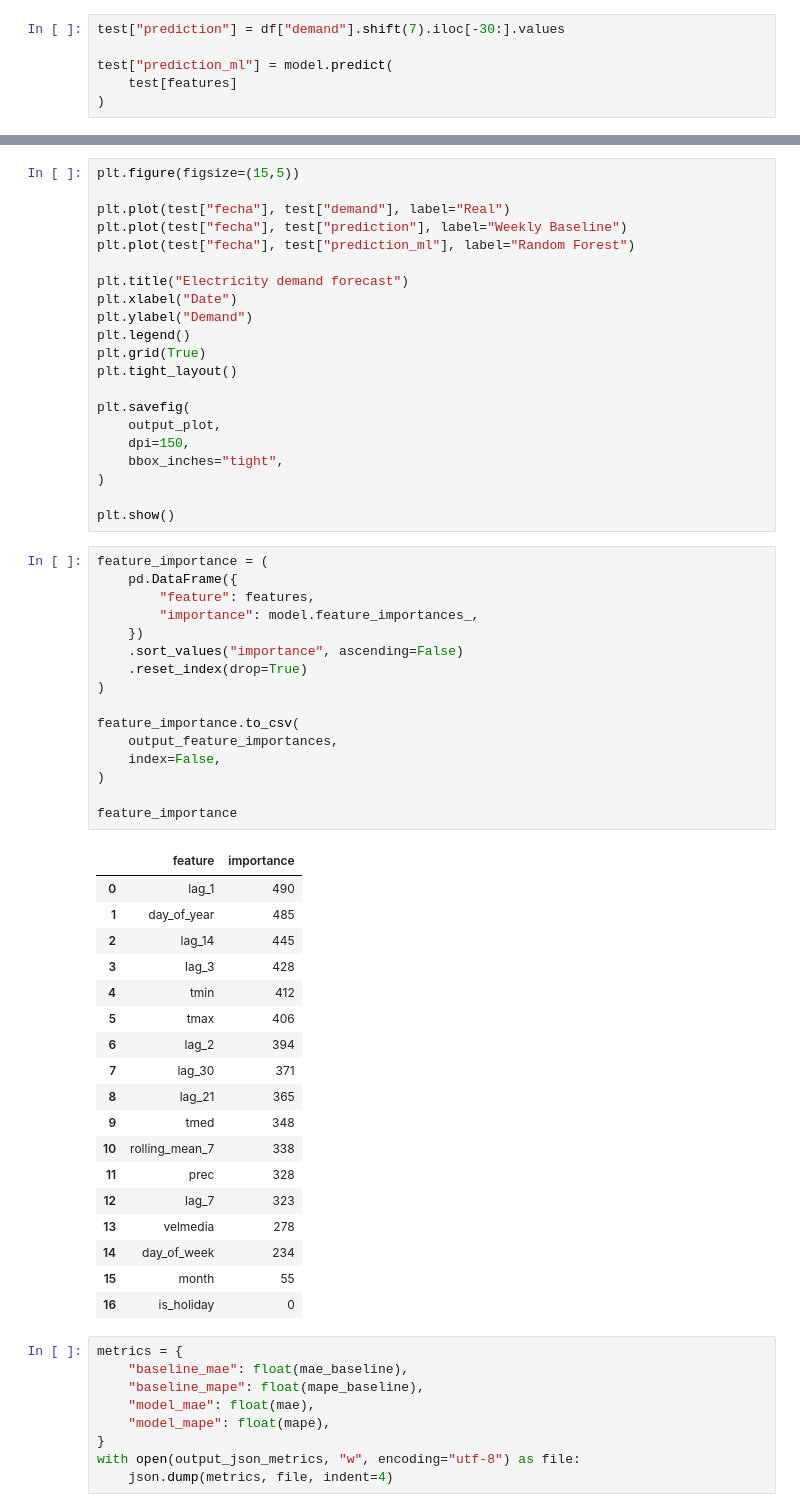
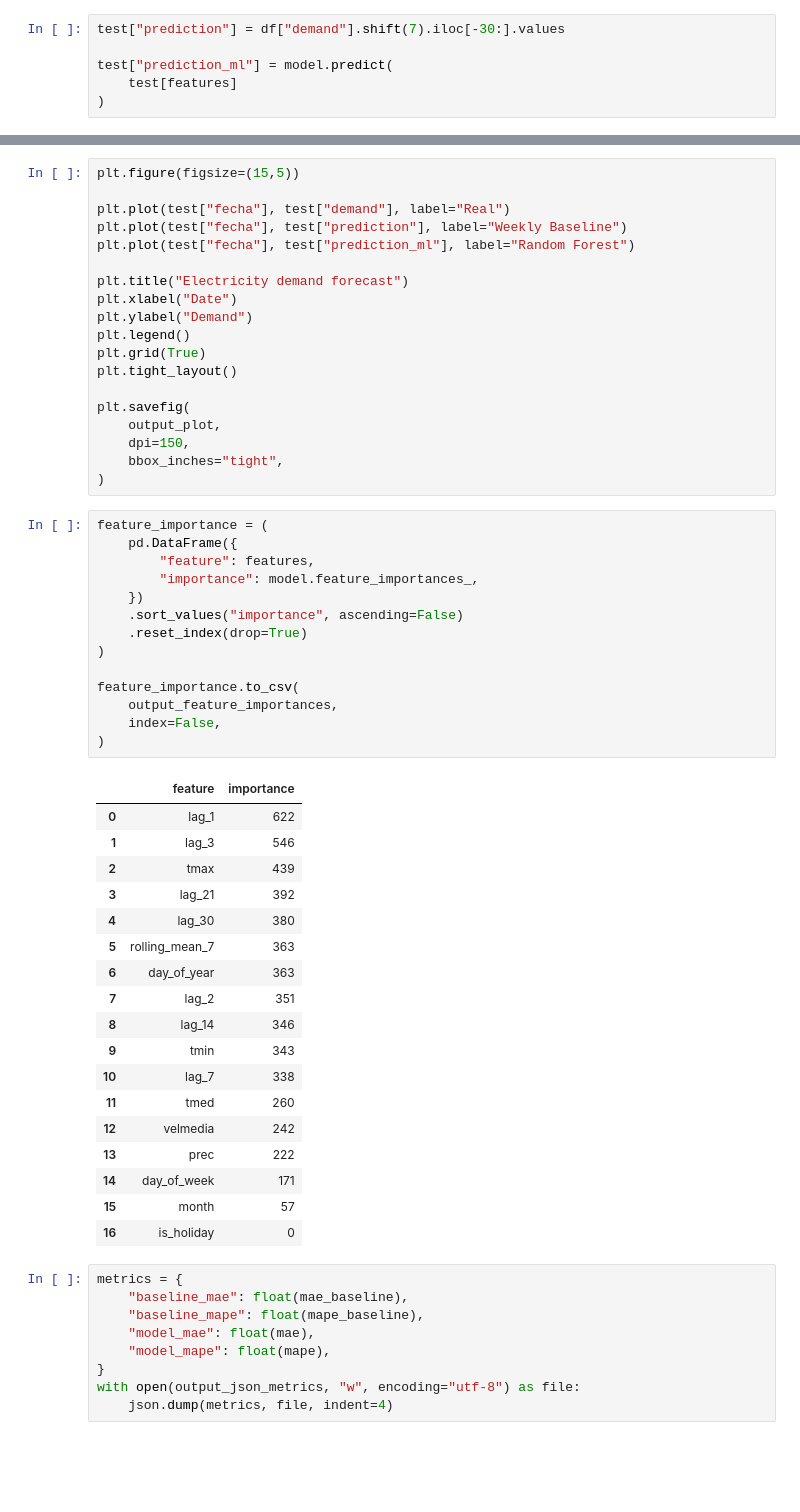
Before and after one commit to juanortiz-p/madrid-electricity-demand-forecasting, a Jupyter notebook: 05_forecast.ipynb, the cells around one changed output, grey strips where cells are left out. Saved outputs shown, nothing was run; the diff lists cells and outputs as text; blank space fills up the shorter version.

```diff
--- a/05_forecast.ipynb
+++ b/05_forecast.ipynb
@@ -152,42 +153,38 @@ plt.savefig(
     dpi=150,
     bbox_inches="tight",
 )
-
-plt.show()
 # %%
 feature_importance = (
     pd.DataFrame({
         "feature": features,
         "importance": model.feature_importances_,
     })
     .sort_values("importance", ascending=False)
     .reset_index(drop=True)
 )
 
 feature_importance.to_csv(
     output_feature_importances,
     index=False,
 )
-
-feature_importance
 # %% [output]
 |  | feature | importance |
-| 0 | lag_1 | 490 |
-| 1 | day_of_year | 485 |
-| 2 | lag_14 | 445 |
-| 3 | lag_3 | 428 |
-| 4 | tmin | 412 |
-| 5 | tmax | 406 |
-| 6 | lag_2 | 394 |
-| 7 | lag_30 | 371 |
-| 8 | lag_21 | 365 |
-| 9 | tmed | 348 |
-| 10 | rolling_mean_7 | 338 |
-| 11 | prec | 328 |
-| 12 | lag_7 | 323 |
-| 13 | velmedia | 278 |
-| 14 | day_of_week | 234 |
-| 15 | month | 55 |
+| 0 | lag_1 | 622 |
+| 1 | lag_3 | 546 |
+| 2 | tmax | 439 |
+| 3 | lag_21 | 392 |
+| 4 | lag_30 | 380 |
+| 5 | rolling_mean_7 | 363 |
+| 6 | day_of_year | 363 |
+| 7 | lag_2 | 351 |
+| 8 | lag_14 | 346 |
+| 9 | tmin | 343 |
+| 10 | lag_7 | 338 |
+| 11 | tmed | 260 |
+| 12 | velmedia | 242 |
+| 13 | prec | 222 |
+| 14 | day_of_week | 171 |
+| 15 | month | 57 |
 | 16 | is_holiday | 0 |
 # %%
 metrics = {
```
Also changed, not shown: parts of 5 cells of this notebook.
